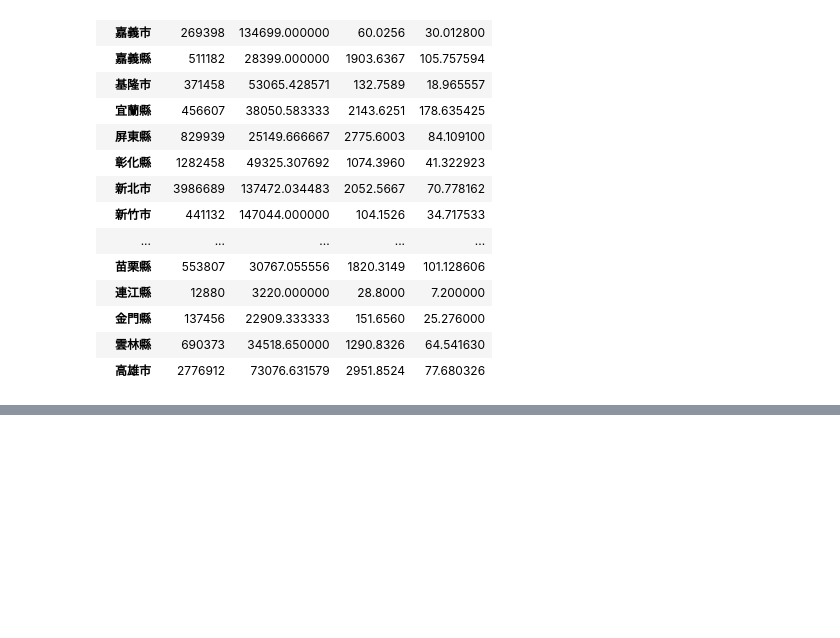
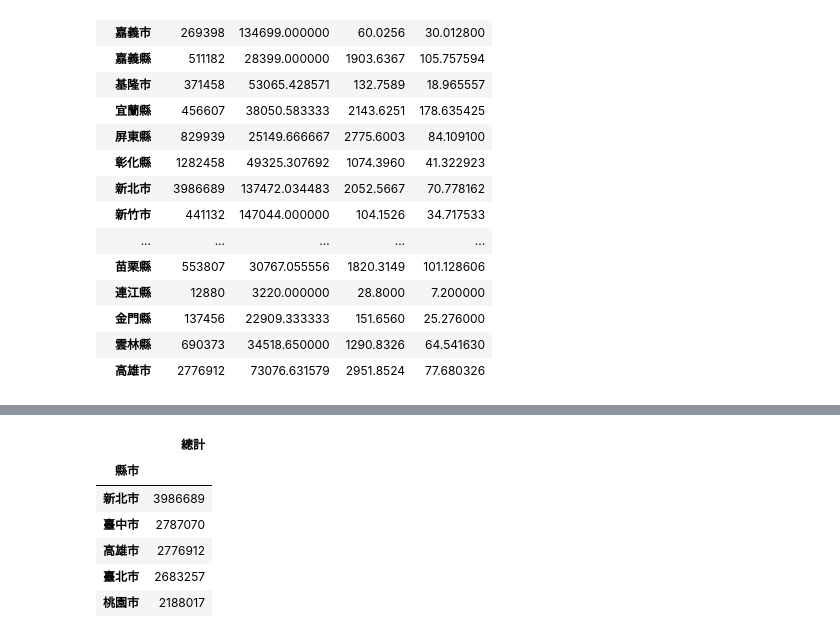
Before and after one commit to minyi-114/python_analysis, a Jupyter notebook: lesson9/lesson9_4.ipynb, the cells around one changed output, grey strips where cells are left out. Saved outputs shown, nothing was run; the diff lists cells and outputs as text; code cells hidden in the pictures; blank space fills up the shorter version.

```diff
--- a/lesson9/lesson9_4.ipynb
+++ b/lesson9/lesson9_4.ipynb
@@ -197,0 +243,11 @@ df3.groupby('縣市')[['年底人口數','土地面積']].agg([('總計','sum'),
+# %%
+ds = df5.sort_values(by='總計',ascending=False).iloc[:5]
+ds
+# %% [output]
+|  | 總計 |
+| 縣市 |  |
+| 新北市 | 3986689 |
+| 臺中市 | 2787070 |
+| 高雄市 | 2776912 |
+| 臺北市 | 2683257 |
+| 桃園市 | 2188017 |
```
Also changed, not shown: parts of 3 cells of this notebook.
